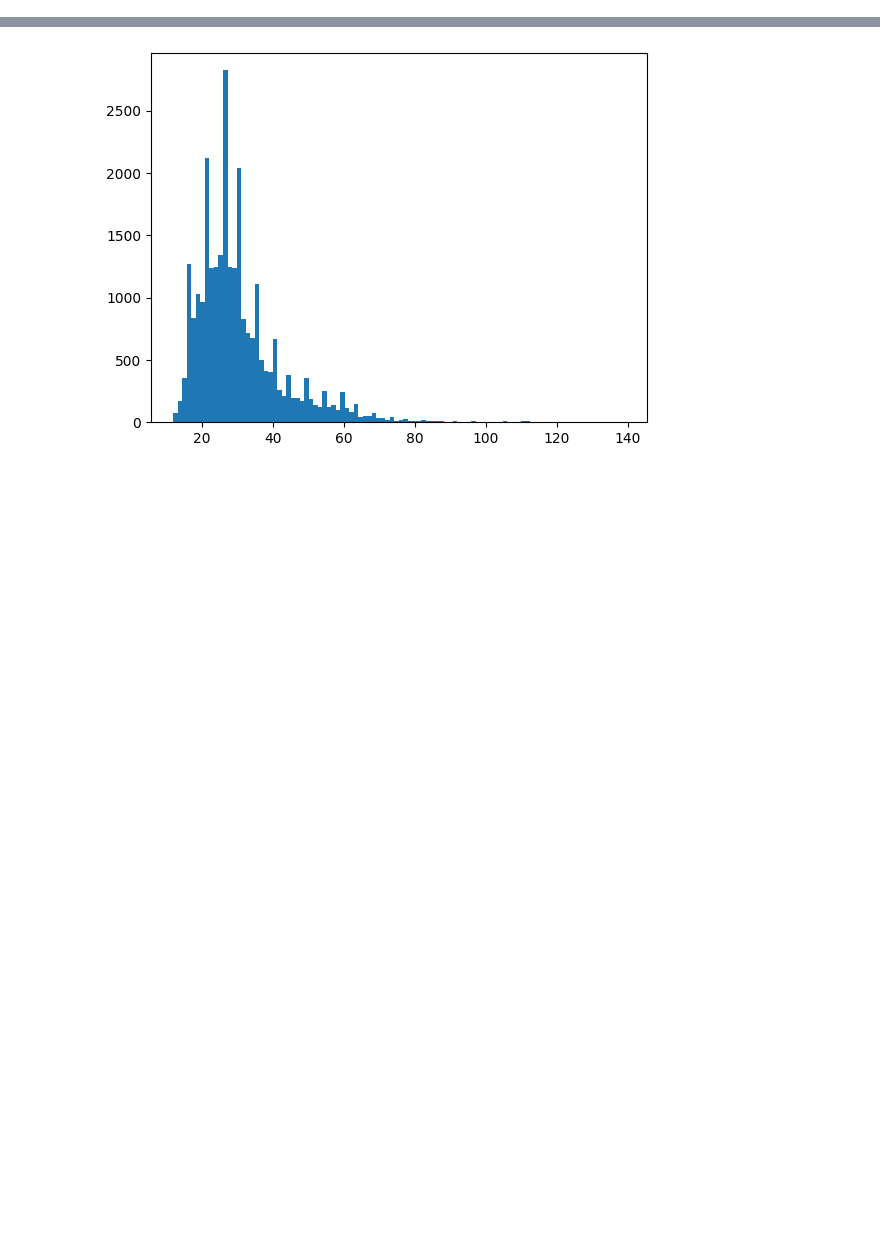
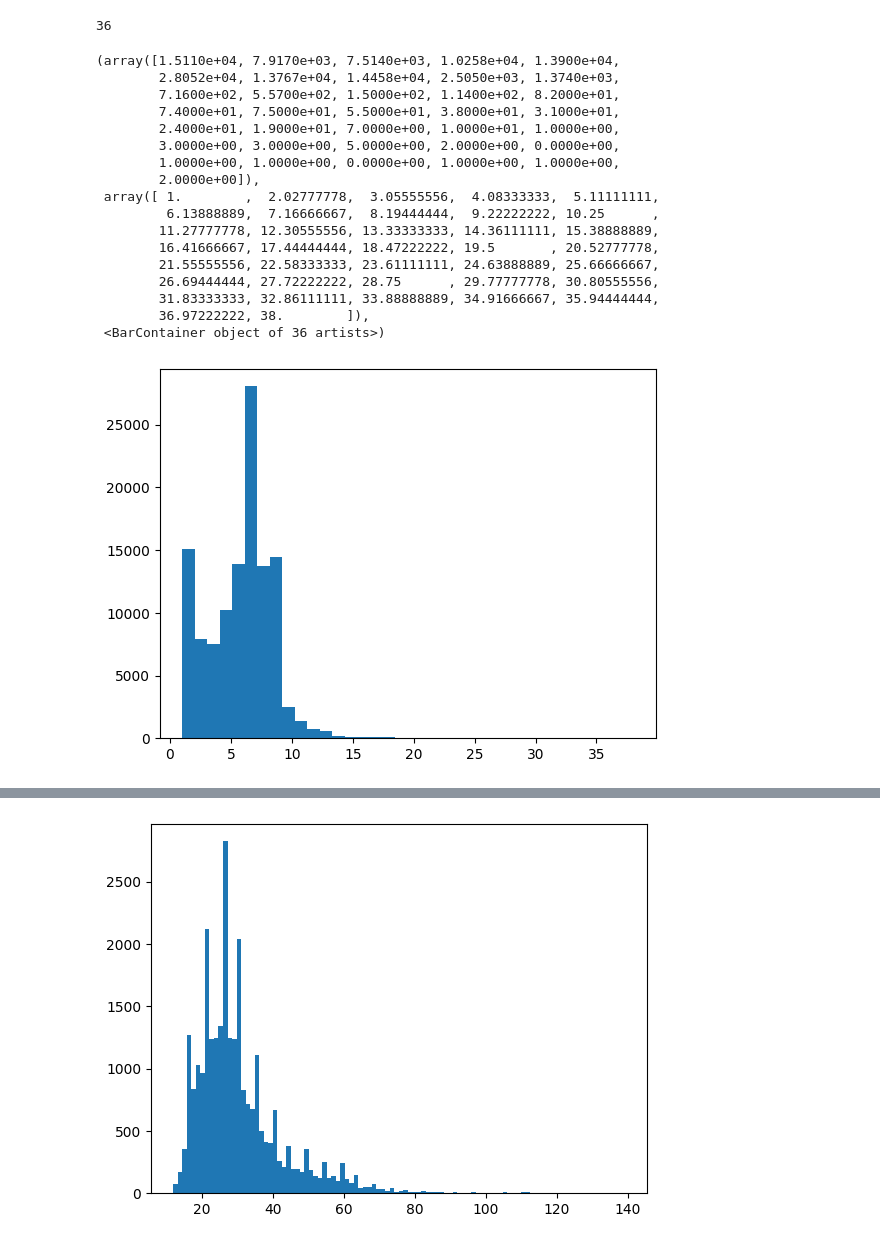
Before and after one commit to AleYepes/testing, a Jupyter notebook: micole/research/names.ipynb, the cells around one changed output, grey strips where cells are left out. Drawn from its saved outputs; the diff is of its cells as text; code cells hidden in the pictures; blank space fills up the shorter version.

```diff
--- a/micole/research/names.ipynb
+++ b/micole/research/names.ipynb
@@ -16,0 +33,6 @@ df['scaled'] = scaler.fit_transform(np.array(df['len']).reshape(-1, 1))
+# %%
+# counter = 1
+
+for i in df.total.sample(50).to_list():
+    print(f'{i}')
+    # counter +=1
@@ -33,0 +102,25 @@ df.sort_values(by=['len']).head(8000)
+# %%
+len(df1.len.unique())
+# %% [output]
+36
+# %%
+plt.hist(df1.len, bins=36)
+# %% [output]
+(array([1.5110e+04, 7.9170e+03, 7.5140e+03, 1.0258e+04, 1.3900e+04,
+        2.8052e+04, 1.3767e+04, 1.4458e+04, 2.5050e+03, 1.3740e+03,
+        7.1600e+02, 5.5700e+02, 1.5000e+02, 1.1400e+02, 8.2000e+01,
+        7.4000e+01, 7.5000e+01, 5.5000e+01, 3.8000e+01, 3.1000e+01,
+        2.4000e+01, 1.9000e+01, 7.0000e+00, 1.0000e+01, 1.0000e+00,
+        3.0000e+00, 3.0000e+00, 5.0000e+00, 2.0000e+00, 0.0000e+00,
+        1.0000e+00, 1.0000e+00, 0.0000e+00, 1.0000e+00, 1.0000e+00,
+        2.0000e+00]),
+ array([ 1.        ,  2.02777778,  3.05555556,  4.08333333,  5.11111111,
+         6.13888889,  7.16666667,  8.19444444,  9.22222222, 10.25      ,
+        11.27777778, 12.30555556, 13.33333333, 14.36111111, 15.38888889,
+        16.41666667, 17.44444444, 18.47222222, 19.5       , 20.52777778,
+        21.55555556, 22.58333333, 23.61111111, 24.63888889, 25.66666667,
+        26.69444444, 27.72222222, 28.75      , 29.77777778, 30.80555556,
+        31.83333333, 32.86111111, 33.88888889, 34.91666667, 35.94444444,
+        36.97222222, 38.        ]),
+ <BarContainer object of 36 artists>)
+[figure, added]
```
Also changed, not shown: parts of 12 cells of this notebook, 7 other files.
